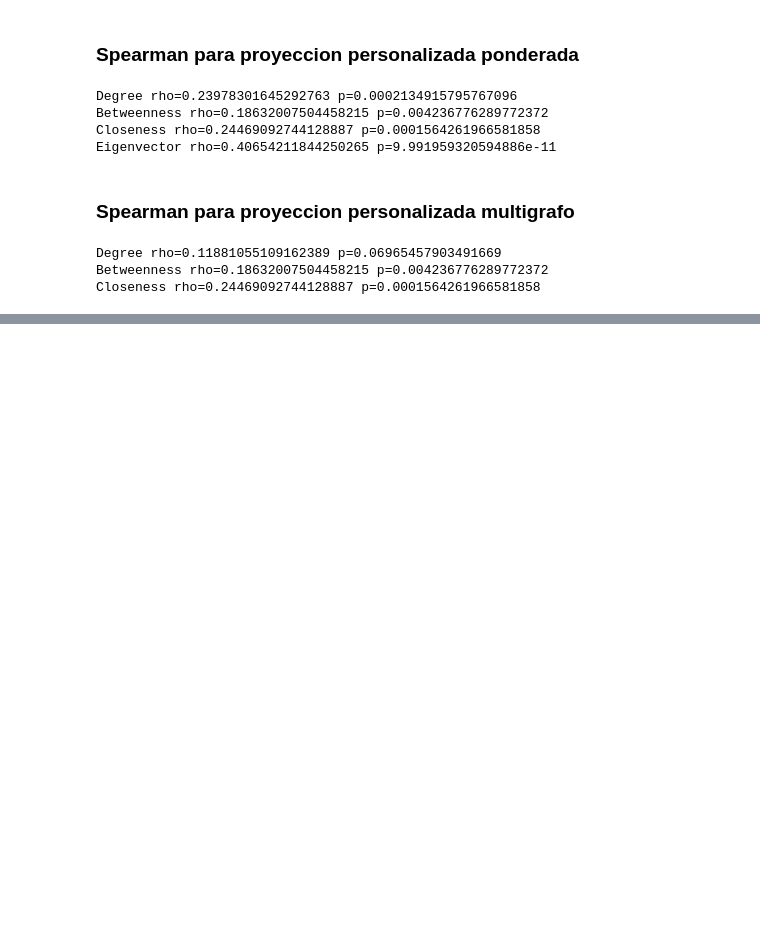
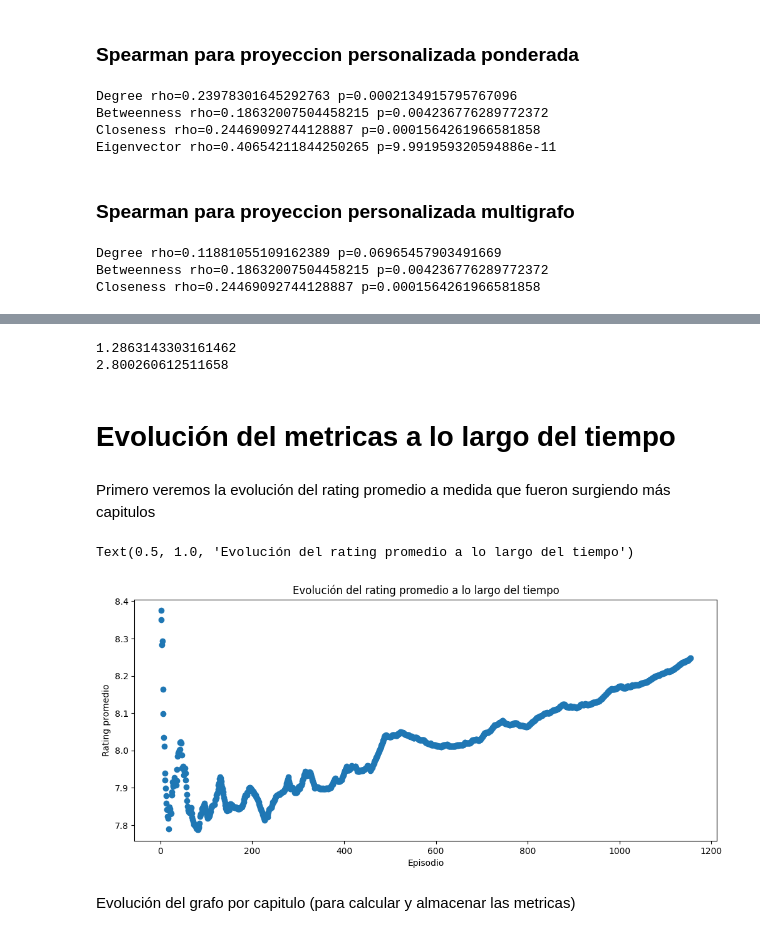
Before and after one commit to Jotape24/Complex-Networks-and-One-Piece, a Jupyter notebook: graph.ipynb, the cells around one changed output, grey strips where cells are left out. Drawn from its saved outputs; the diff is of its cells as text; code cells hidden in the pictures; blank space fills up the shorter version.

```diff
--- a/graph.ipynb
+++ b/graph.ipynb
@@ -1414,0 +1442,38 @@ Closeness rho=0.24469092744128887 p=0.0001564261966581858
+# %%
+print(small_world)
+print(small_world_2)
+# %% [output]
+1.2863143303161462
+2.800260612511658
+# %% [markdown]
+# Evolución del metricas a lo largo del tiempo
+# %% [markdown]
+Primero veremos la evolución del rating promedio a medida que fueron surgiendo más capitulos
+# %%
+r_total = 0
+cantidad = 0
+rating_promedio = []
+for _, row in df.iterrows():
+    r_total += row['rating']
+    cantidad += 1
+    rating_promedio.append(r_total/cantidad)
+
+x = df['episodio']
+y = rating_promedio
+
+# plot de distribución
+
+plt.figure(figsize=(12, 5))
+
+plt.subplot(1, 1, 1)
+
+plt.scatter(x, y)
+
+plt.xlabel("Episodio")
+plt.ylabel("Rating promedio")
+plt.title("Evolución del rating promedio a lo largo del tiempo")
+# %% [output]
+Text(0.5, 1.0, 'Evolución del rating promedio a lo largo del tiempo')
+[figure, added]
+# %% [markdown]
+Evolución del grafo por capitulo (para calcular y almacenar las metricas)
```
Also changed, not shown: parts of 30 cells of this notebook.
